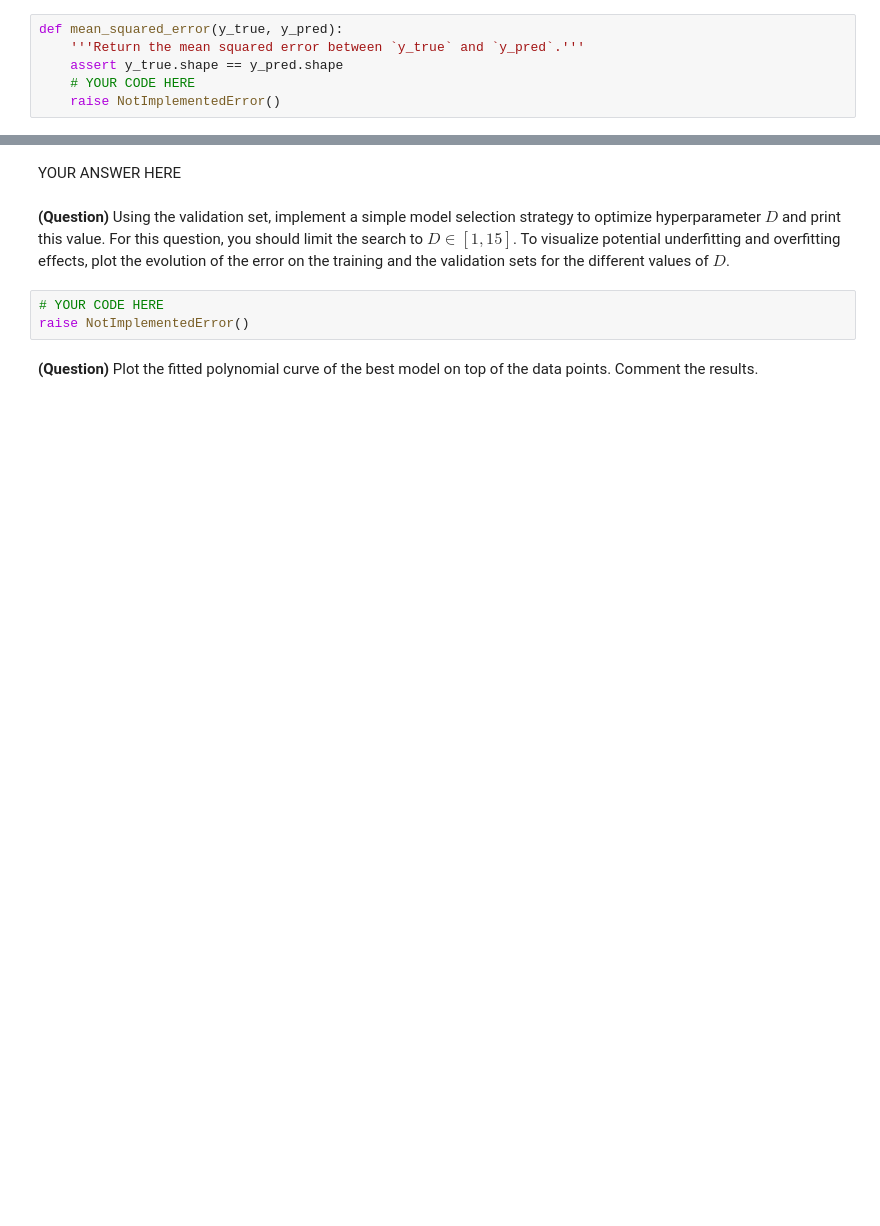
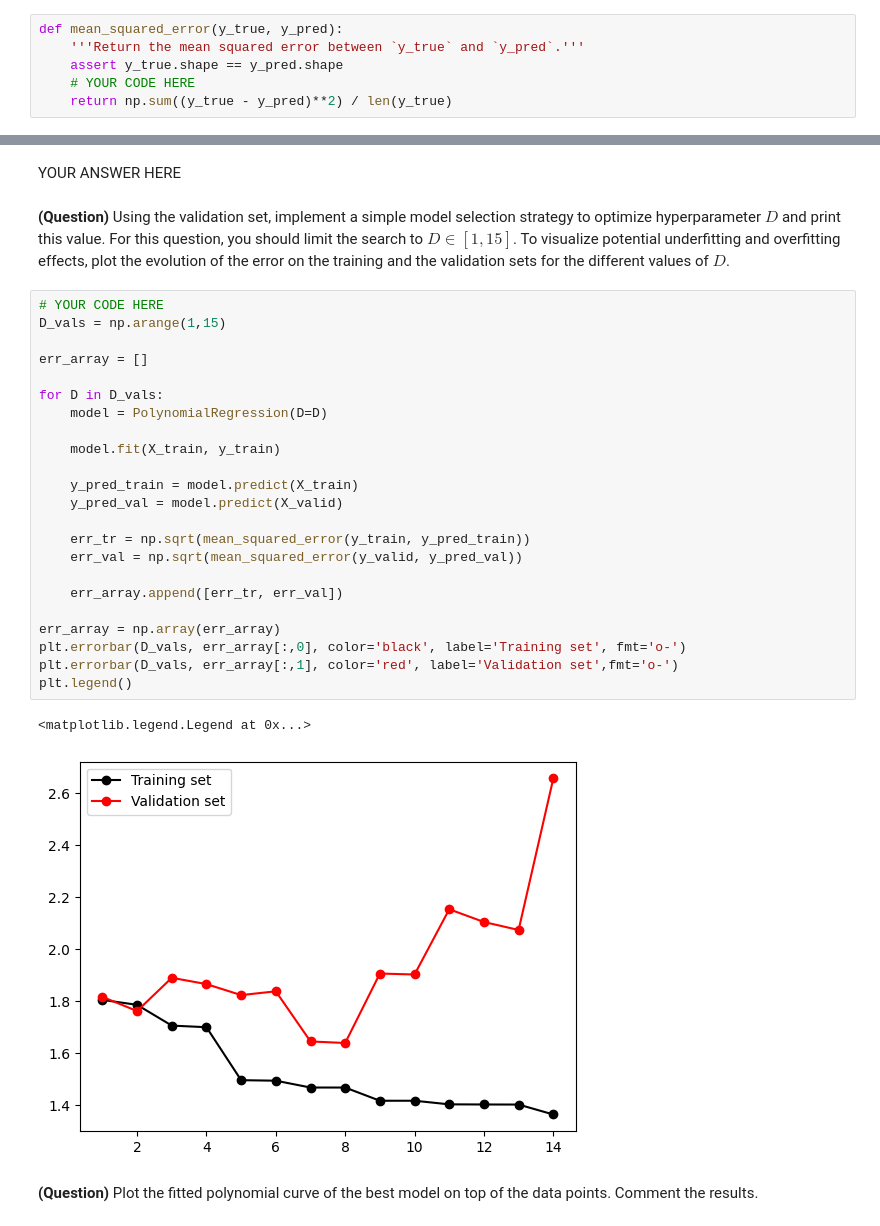
Before and after one commit to FaroukSoufary/IS318-Machine-Learning, a Jupyter notebook: ml-tp1.ipynb, the cells around one changed output, grey strips where cells are left out. Saved outputs shown, nothing was run; the diff lists cells and outputs as text; blank space fills up the shorter version.

```diff
--- a/ml-tp1.ipynb
+++ b/ml-tp1.ipynb
@@ -181,7 +175,7 @@ def mean_squared_error(y_true, y_pred):
     '''Return the mean squared error between `y_true` and `y_pred`.'''
     assert y_true.shape == y_pred.shape
     # YOUR CODE HERE
-    raise NotImplementedError()
+    return np.sum((y_true - y_pred)**2) / len(y_true)
 # %%
 a, b = np.random.randn(10), np.random.randn(10)
 assert mean_squared_error(a, b) >= 0.
@@ -203,7 +232,30 @@ YOUR ANSWER HERE
 To visualize potential underfitting and overfitting effects, plot the evolution of the error on the training and the validation sets for the different values of $D$.
 # %%
 # YOUR CODE HERE
-raise NotImplementedError()
+D_vals = np.arange(1,15)
+
+err_array = []
+
+for D in D_vals:
+    model = PolynomialRegression(D=D)
+
+    model.fit(X_train, y_train)
+
+    y_pred_train = model.predict(X_train)
+    y_pred_val = model.predict(X_valid)
+
+    err_tr = np.sqrt(mean_squared_error(y_train, y_pred_train))
+    err_val = np.sqrt(mean_squared_error(y_valid, y_pred_val))
+
+    err_array.append([err_tr, err_val])
+
+err_array = np.array(err_array)
+plt.errorbar(D_vals, err_array[:,0], color='black', label='Training set', fmt='o-')
+plt.errorbar(D_vals, err_array[:,1], color='red', label='Validation set',fmt='o-')
+plt.legend()
+# %% [output]
+<matplotlib.legend.Legend at 0x...>
+[figure, added]
 # %% [markdown]
 **(Question)** Plot the fitted polynomial curve of the best model on top of the data points. Comment the results.
 # %%
```
Also changed, not shown: parts of 19 cells of this notebook.
